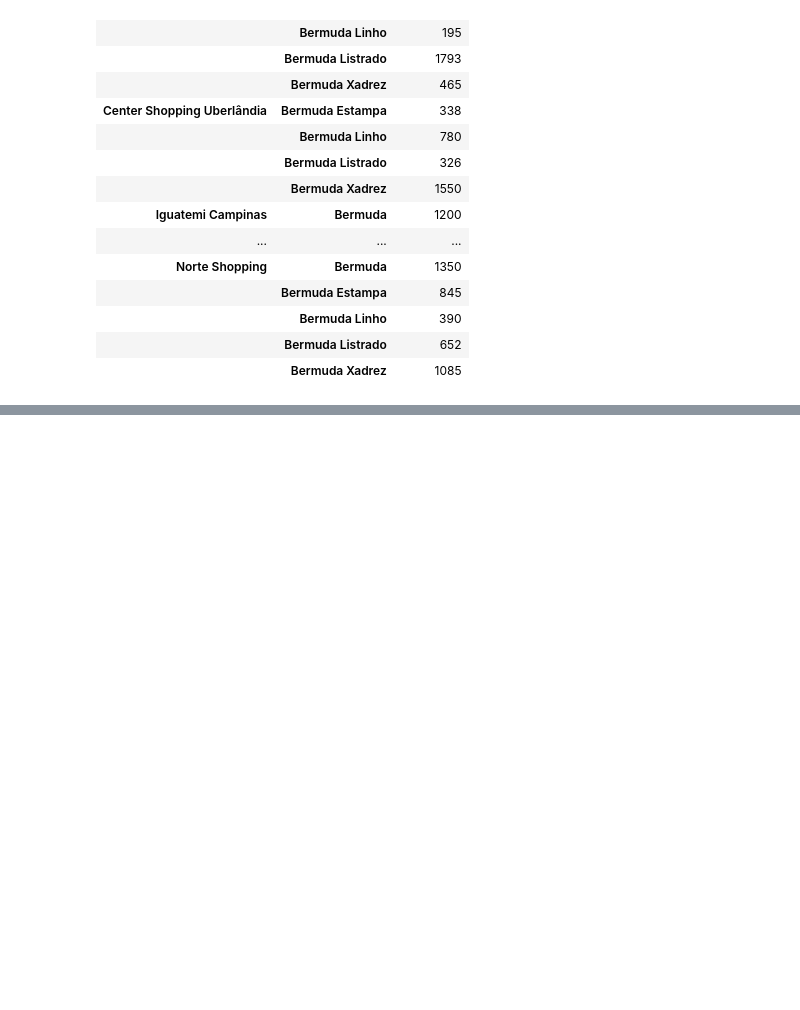
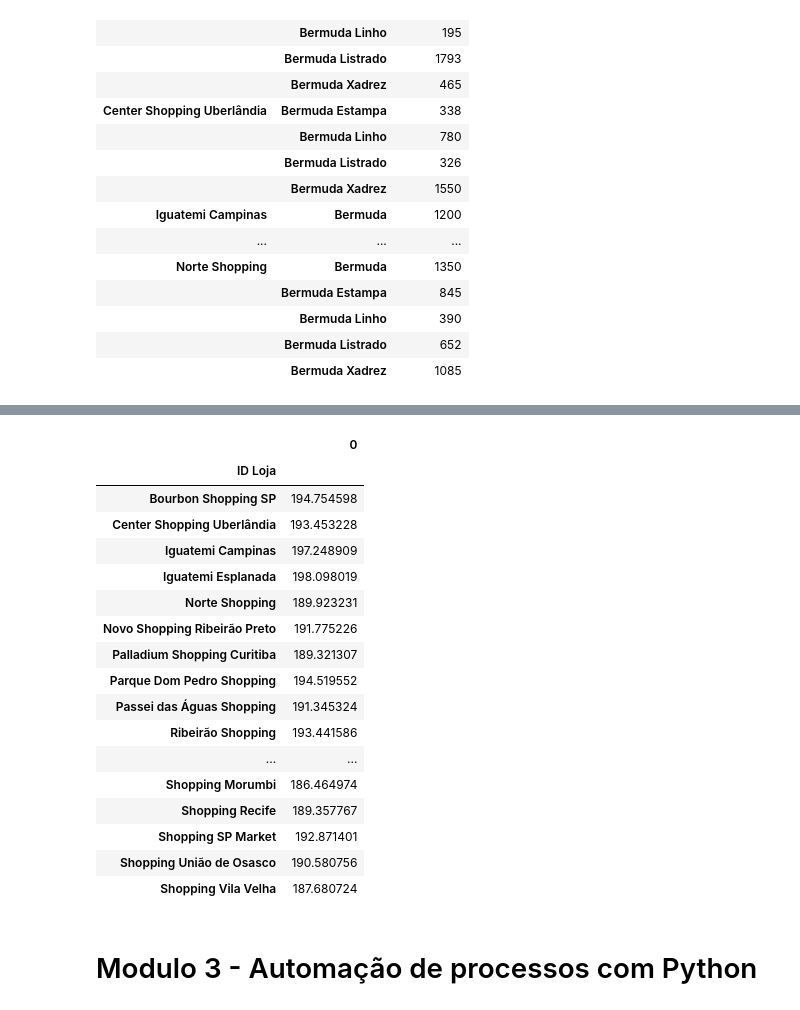
Before and after one commit to wendellbarcelos/Introducao-ao-Pandas-Analise-de-dados, a Jupyter notebook: Introducao ao Pandas.ipynb, the cells around one changed output, grey strips where cells are left out. Saved outputs shown, nothing was run; the diff lists cells and outputs as text; code cells hidden in the pictures; blank space fills up the shorter version.

```diff
--- a/Introducao ao Pandas.ipynb
+++ b/Introducao ao Pandas.ipynb
@@ -458,0 +542,25 @@ faturamento_prod
+# %%
+# Ticket médio por produto em cada loja
+tkt_medio = (faturamento['Valor Final'] / qtd_prod['Quantidade']).to_frame()
+tkt_medio
+# %% [output]
+|  | 0 |
+| ID Loja |  |
+| Bourbon Shopping SP | 194.754598 |
+| Center Shopping Uberlândia | 193.453228 |
+| Iguatemi Campinas | 197.248909 |
+| Iguatemi Esplanada | 198.098019 |
+| Norte Shopping | 189.923231 |
+| Novo Shopping Ribeirão Preto | 191.775226 |
+| Palladium Shopping Curitiba | 189.321307 |
+| Parque Dom Pedro Shopping | 194.519552 |
+| Passei das Águas Shopping | 191.345324 |
+| Ribeirão Shopping | 193.441586 |
+| ... | ... |
+| Shopping Morumbi | 186.464974 |
+| Shopping Recife | 189.357767 |
+| Shopping SP Market | 192.871401 |
+| Shopping União de Osasco | 190.580756 |
+| Shopping Vila Velha | 187.680724 |
+# %% [markdown]
+# Modulo 3 - Automação de processos com Python
```
Also changed, not shown: parts of 13 cells of this notebook.
